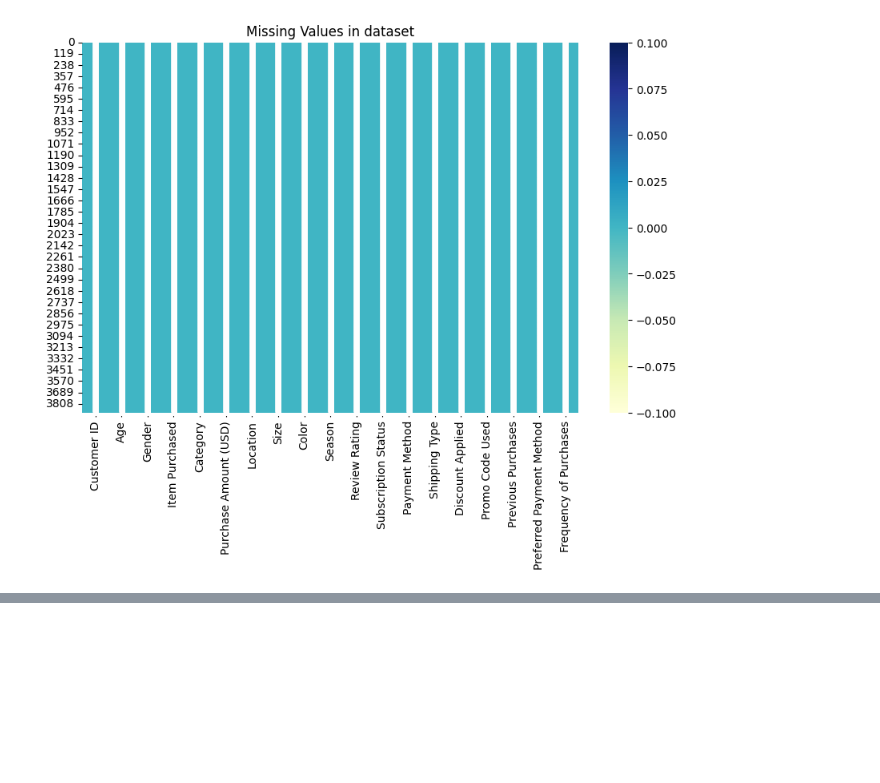
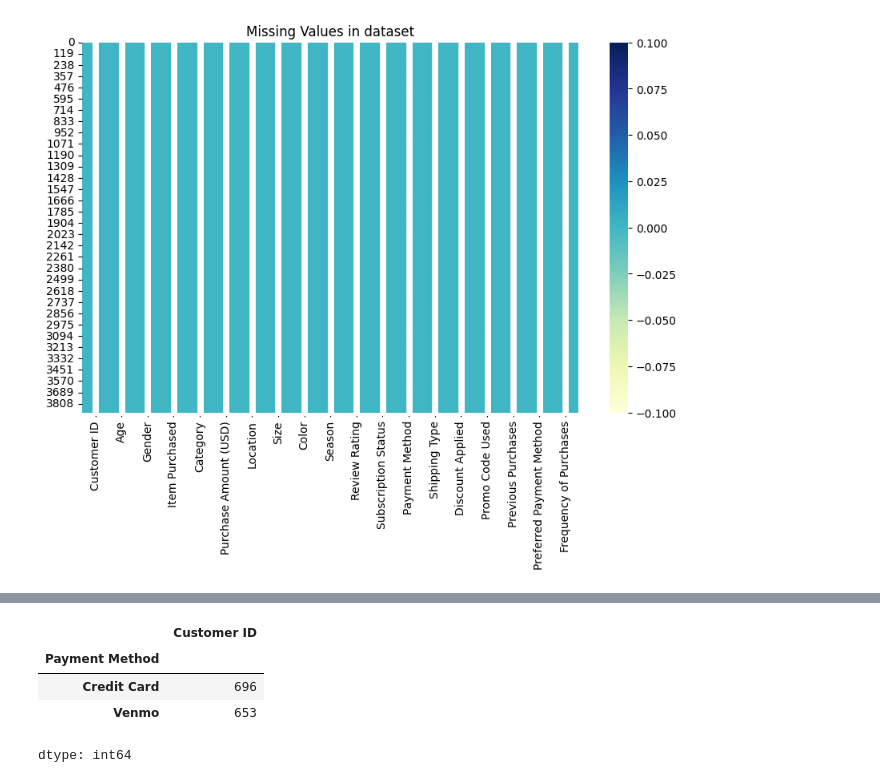
Before and after one commit to mdanushwaran/Shopping_trends_analytics, a Jupyter notebook: Shopping_trends_analytics.ipynb, the cells around one changed output, grey strips where cells are left out. Cells and saved outputs as stored; diff of their text form; code cells hidden in the pictures; blank space fills up the shorter version.

```diff
--- a/Shopping_trends_analytics.ipynb
+++ b/Shopping_trends_analytics.ipynb
@@ -850,0 +896,8 @@ plt.show()
+# %%
+M
+# %% [output]
+|  | Customer ID |
+| Payment Method |  |
+| Credit Card | 696 |
+| Venmo | 653 |
+dtype: int64
```
Also changed, not shown: parts of 9 cells of this notebook.
